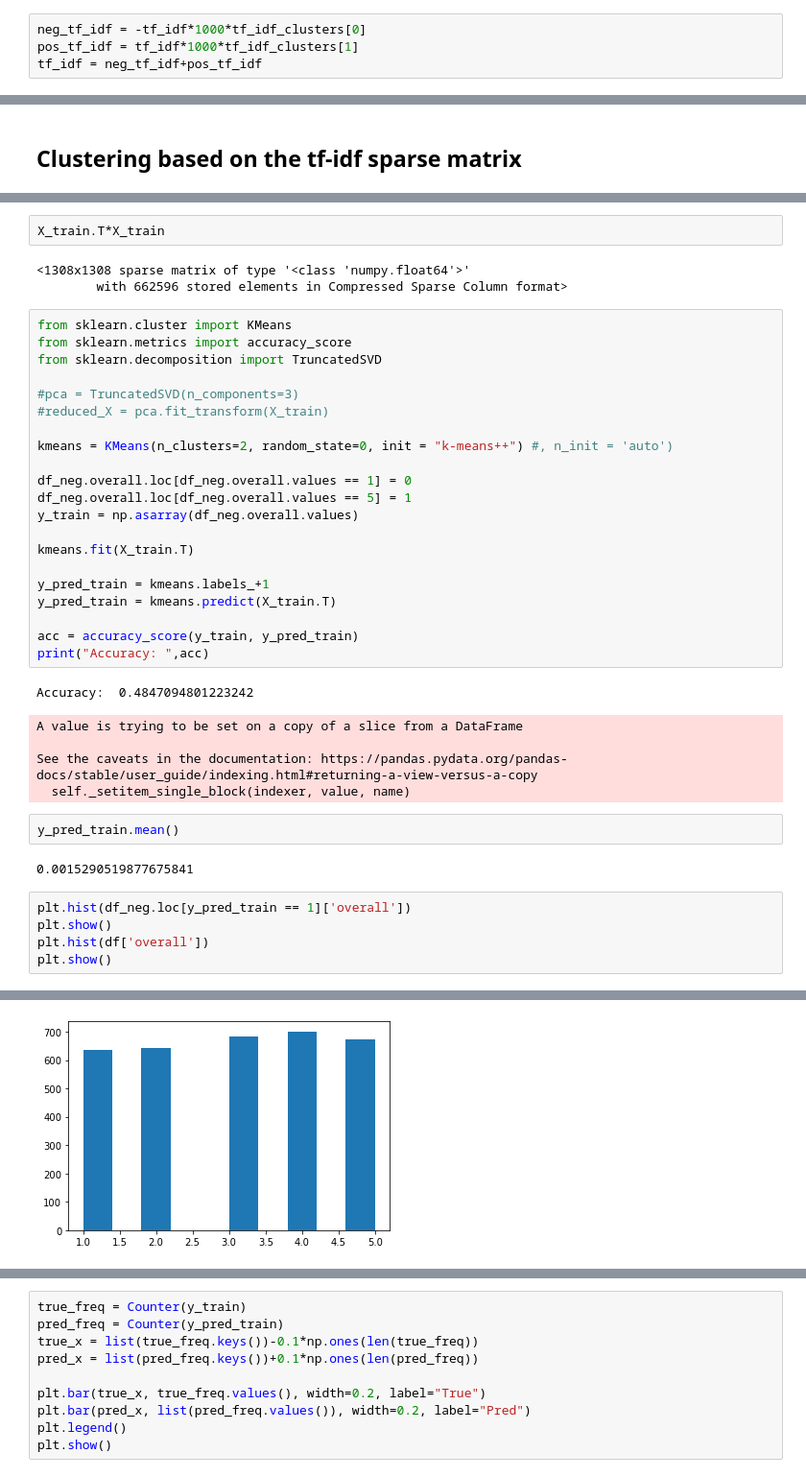
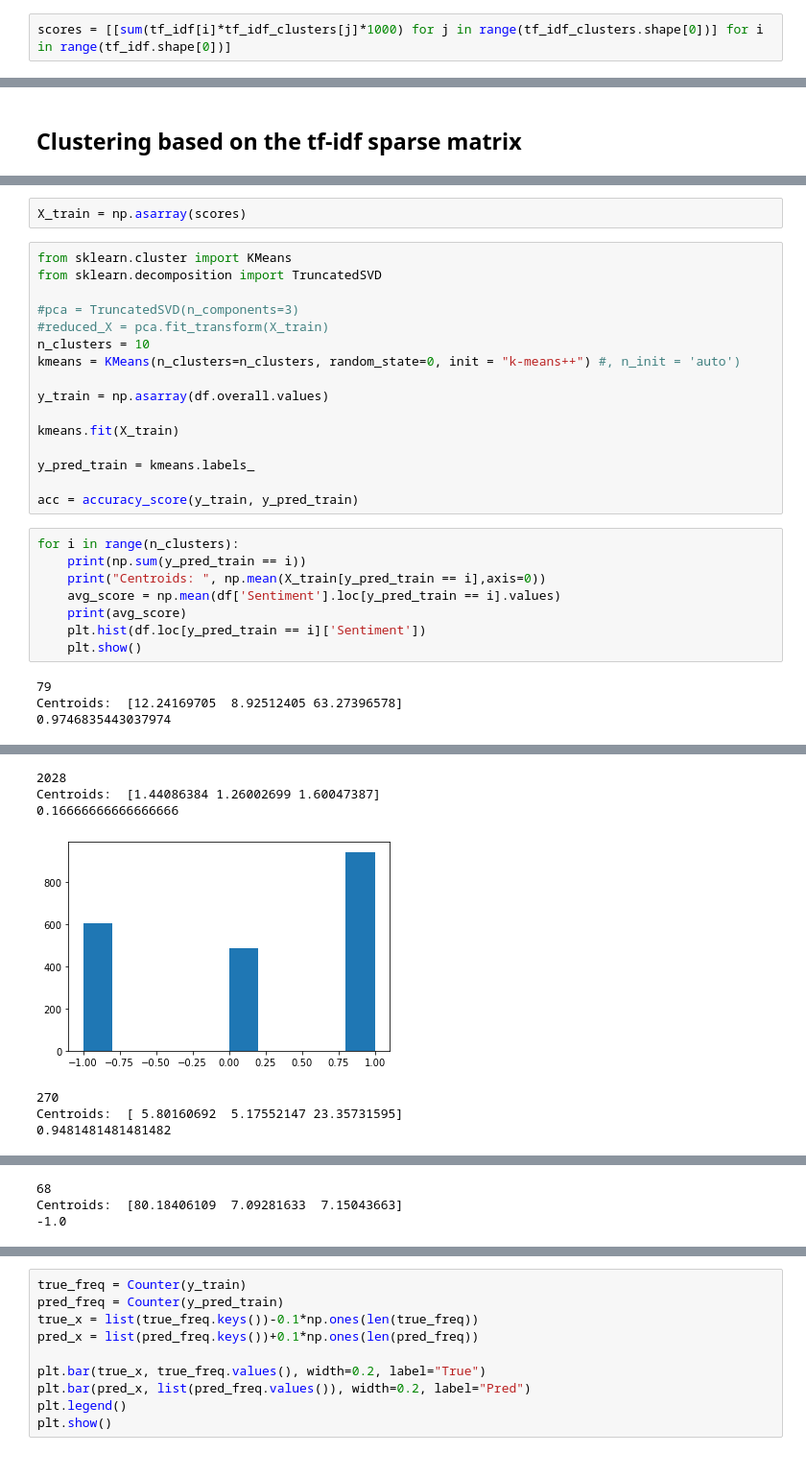
Before and after one commit to ZiyuZhang1/computational-tools-for-DS, a Jupyter notebook: lsh.ipynb, the cells around one changed output, grey strips where cells are left out. Shown at 96% size. Cells and saved outputs as stored; diff of their text form.

```diff
--- a/lsh.ipynb
+++ b/lsh.ipynb
@@ -396,4 +368,2 @@ tf_idf, tf_idf_clusters, features, all_words = get_tf_idf_cluster(df_neg, assign
-# %%
-neg_tf_idf = -tf_idf*1000*tf_idf_clusters[0]
-pos_tf_idf = tf_idf*1000*tf_idf_clusters[1]
-tf_idf = neg_tf_idf+pos_tf_idf
+# %%
+scores = [[sum(tf_idf[i]*tf_idf_clusters[j]*1000) for j in range(tf_idf_clusters.shape[0])] for i in range(tf_idf.shape[0])]
@@ -416,42 +380,30 @@ X_train = scipy.sparse.csr_matrix(X_train)
-# %%
-X_train.T*X_train
-# %% [output]
-<1308x1308 sparse matrix of type '<class 'numpy.float64'>'
-        with 662596 stored elements in Compressed Sparse Column format>
+# %%
+X_train = np.asarray(scores)
 # %%
 from sklearn.cluster import KMeans
-from sklearn.metrics import accuracy_score
 from sklearn.decomposition import TruncatedSVD
 
 #pca = TruncatedSVD(n_components=3)
 #reduced_X = pca.fit_transform(X_train)
+n_clusters = 10
+kmeans = KMeans(n_clusters=n_clusters, random_state=0, init = "k-means++") #, n_init = 'auto')
 
-kmeans = KMeans(n_clusters=2, random_state=0, init = "k-means++") #, n_init = 'auto')
+y_train = np.asarray(df.overall.values)
 
-df_neg.overall.loc[df_neg.overall.values == 1] = 0
-df_neg.overall.loc[df_neg.overall.values == 5] = 1
-y_train = np.asarray(df_neg.overall.values)
+kmeans.fit(X_train)
 
-kmeans.fit(X_train.T)
-
-y_pred_train = kmeans.labels_+1
-y_pred_train = kmeans.predict(X_train.T)
+y_pred_train = kmeans.labels_
 
 acc = accuracy_score(y_train, y_pred_train)
-print("Accuracy: ",acc)
-# %% [output]
-Accuracy:  0.4847094801223242
-A value is trying to be set on a copy of a slice from a DataFrame
-
-See the caveats in the documentation: https://pandas.pydata.org/pandas-docs/stable/user_guide/indexing.html#returning-a-view-versus-a-copy
-  self._setitem_single_block(indexer, value, name)
-# %%
-y_pred_train.mean()
-# %% [output]
-0.0015290519877675841
 # %%
-plt.hist(df_neg.loc[y_pred_train == 1]['overall'])
-plt.show()
-plt.hist(df['overall'])
-plt.show()
+for i in range(n_clusters):
+    print(np.sum(y_pred_train == i))
+    print("Centroids: ", np.mean(X_train[y_pred_train == i],axis=0))
+    avg_score = np.mean(df['Sentiment'].loc[y_pred_train == i].values)
+    print(avg_score)
+    plt.hist(df.loc[y_pred_train == i]['Sentiment'])
+    plt.show()
 # %% [output]
+79
+Centroids:  [12.24169705  8.92512405 63.27396578]
+0.9746835443037974
@@ -459 +411,7 @@ plt.show()
+2028
+Centroids:  [1.44086384 1.26002699 1.60047387]
+0.16666666666666666
-[figure, old version]
+[figure, new version]
+270
+Centroids:  [ 5.80160692  5.17552147 23.35731595]
+0.9481481481481482
@@ -459,0 +419,3 @@ plt.show()
+68
+Centroids:  [80.18406109  7.09281633  7.15043663]
+-1.0
```
Also changed, not shown: parts of 18 cells of this notebook.
